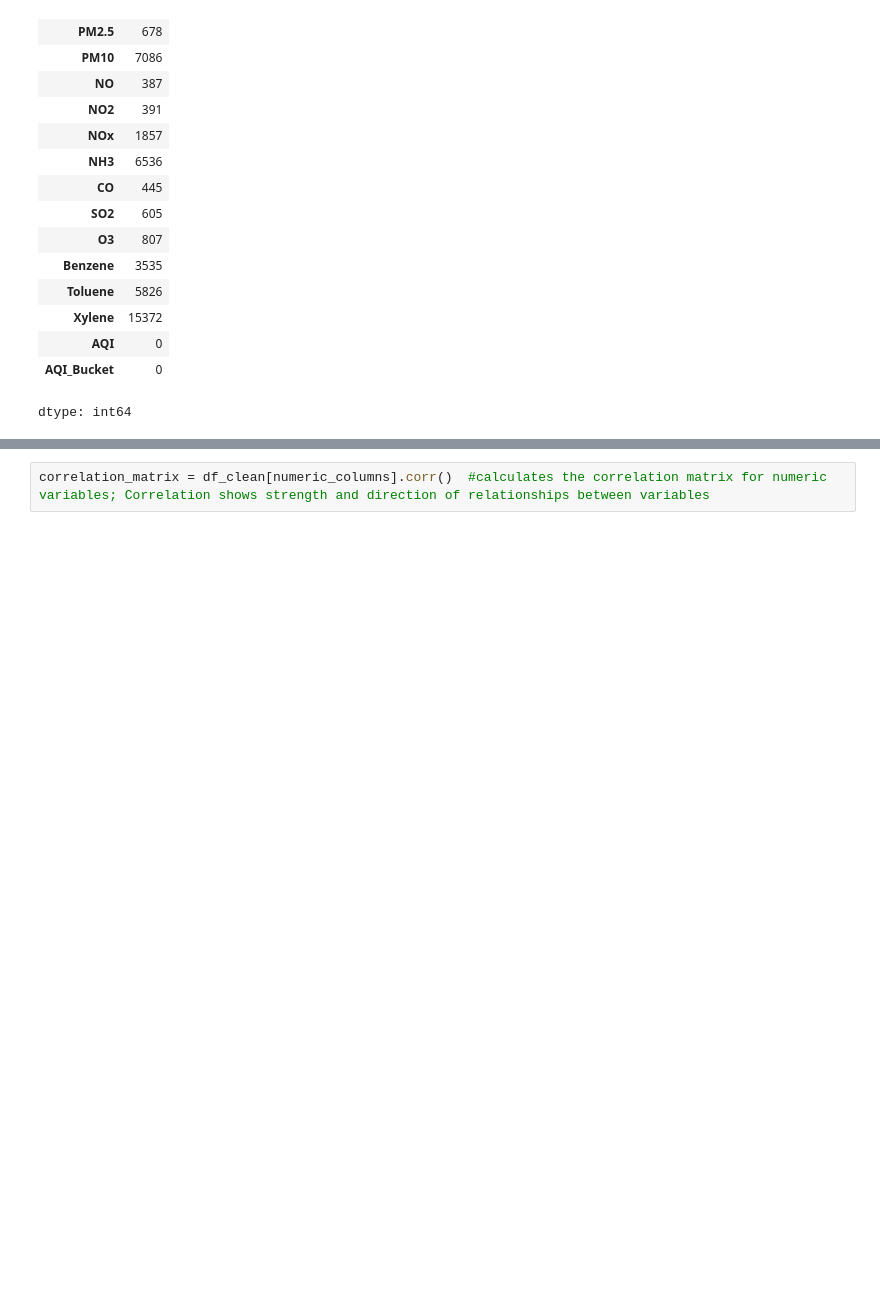
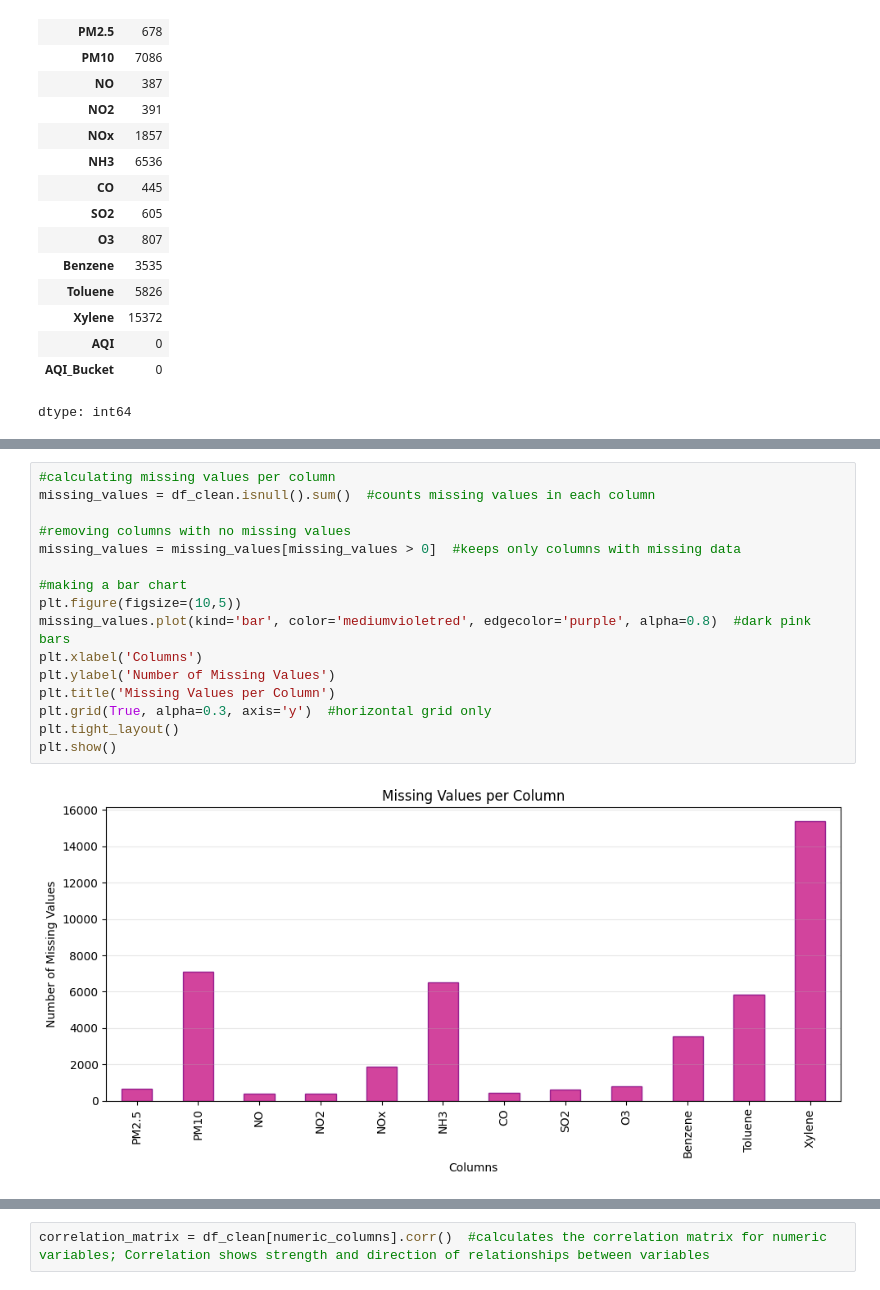
Before and after one commit to kitawa333-svg/air-quality-eda, a Jupyter notebook: Indian_AQI_Data_Analysis_PRAC_1_ass.ipynb, the cells around one changed output, grey strips where cells are left out. Cells and saved outputs as stored; diff of their text form; blank space fills up the shorter version.

```diff
--- a/Indian_AQI_Data_Analysis_PRAC_1_ass.ipynb
+++ b/Indian_AQI_Data_Analysis_PRAC_1_ass.ipynb
@@ -271,0 +558,18 @@ This section examines the distribution of AQI values and key pollutants to under
+# %%
+#calculating missing values per column
+missing_values = df_clean.isnull().sum()  #counts missing values in each column
+
+#removing columns with no missing values
+missing_values = missing_values[missing_values > 0]  #keeps only columns with missing data
+
+#making a bar chart
+plt.figure(figsize=(10,5))
+missing_values.plot(kind='bar', color='mediumvioletred', edgecolor='purple', alpha=0.8)  #dark pink bars
+plt.xlabel('Columns')
+plt.ylabel('Number of Missing Values')
+plt.title('Missing Values per Column')
+plt.grid(True, alpha=0.3, axis='y')  #horizontal grid only
+plt.tight_layout()
+plt.show()
+# %% [output]
+[figure, added]
```
Also changed, not shown: parts of 137 cells of this notebook.
